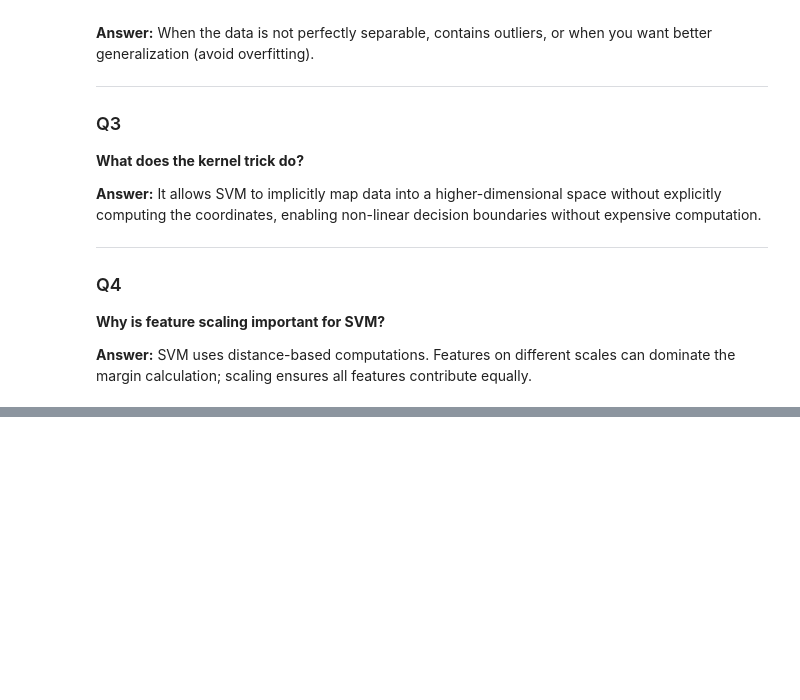
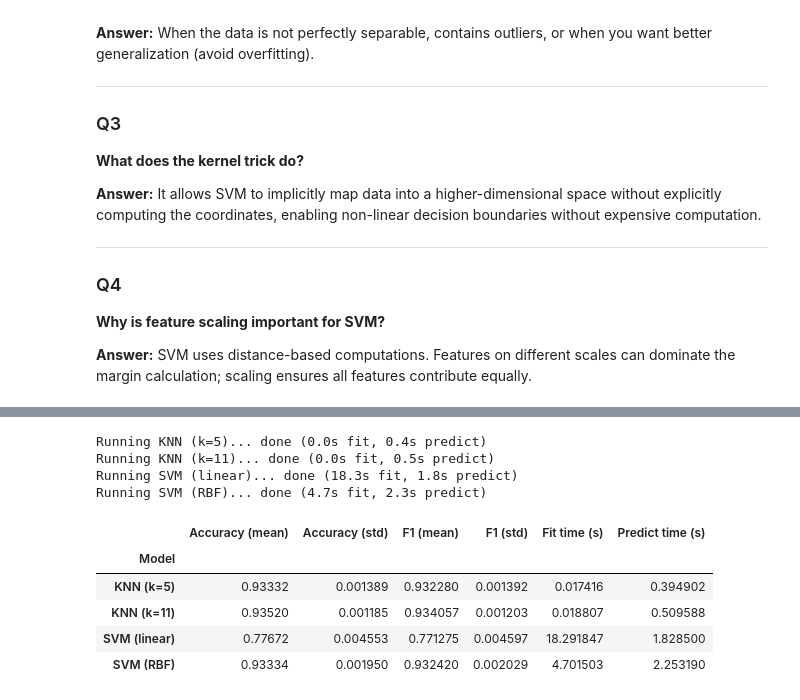
Before and after one commit to calvinberndt/MachineLearning, a Jupyter notebook: Week3/svm-support-vector-machine.ipynb, the cells around one changed output, grey strips where cells are left out. Saved outputs shown, nothing was run; the diff lists cells and outputs as text; code cells hidden in the pictures; blank space fills up the shorter version.

```diff
--- a/Week3/svm-support-vector-machine.ipynb
+++ b/Week3/svm-support-vector-machine.ipynb
@@ -219,0 +285,58 @@ Best kernel: rbf
+# %%
+cv = StratifiedKFold(n_splits=5, shuffle=True, random_state=42)
+
+models = {
+    "KNN (k=5)": Pipeline([
+        ("scaler", StandardScaler()),
+        ("clf", KNeighborsClassifier(n_neighbors=5)),
+    ]),
+    "KNN (k=11)": Pipeline([
+        ("scaler", StandardScaler()),
+        ("clf", KNeighborsClassifier(n_neighbors=11)),
+    ]),
+    "SVM (linear)": Pipeline([
+        ("scaler", StandardScaler()),
+        ("clf", SVC(kernel="linear", C=1)),
+    ]),
+    "SVM (RBF)": Pipeline([
+        ("scaler", StandardScaler()),
+        ("clf", SVC(kernel="rbf", C=1)),
+    ]),
+}
+
+scoring = ["accuracy", "f1"]
+results = []
+
+for name, pipe in models.items():
+    print(f"Running {name}...", end=" ", flush=True)
+    cv_results = cross_validate(
+        pipe, X, y,
+        cv=cv,
+        scoring=scoring,
+        return_train_score=False,
+    )
+    results.append({
+        "Model": name,
+        "Accuracy (mean)": cv_results["test_accuracy"].mean(),
+        "Accuracy (std)": cv_results["test_accuracy"].std(),
+        "F1 (mean)": cv_results["test_f1"].mean(),
+        "F1 (std)": cv_results["test_f1"].std(),
+        "Fit time (s)": cv_results["fit_time"].mean(),
+        "Predict time (s)": cv_results["score_time"].mean(),
+    })
+    print(f"done ({cv_results['fit_time'].mean():.1f}s fit, "
+          f"{cv_results['score_time'].mean():.1f}s predict)")
+
+results_df = pd.DataFrame(results).set_index("Model")
+results_df
+# %% [output]
+Running KNN (k=5)... done (0.0s fit, 0.4s predict)
+Running KNN (k=11)... done (0.0s fit, 0.5s predict)
+Running SVM (linear)... done (18.3s fit, 1.8s predict)
+Running SVM (RBF)... done (4.7s fit, 2.3s predict)
+|  | Accuracy (mean) | Accuracy (std) | F1 (mean) | F1 (std) | Fit time (s) | Predict time (s) |
+| Model |  |  |  |  |  |  |
+| KNN (k=5) | 0.93332 | 0.001389 | 0.932280 | 0.001392 | 0.017416 | 0.394902 |
+| KNN (k=11) | 0.93520 | 0.001185 | 0.934057 | 0.001203 | 0.018807 | 0.509588 |
+| SVM (linear) | 0.77672 | 0.004553 | 0.771275 | 0.004597 | 18.291847 | 1.828500 |
+| SVM (RBF) | 0.93334 | 0.001950 | 0.932420 | 0.002029 | 4.701503 | 2.253190 |
```
Also changed, not shown: parts of 13 cells of this notebook, 1 other file.
